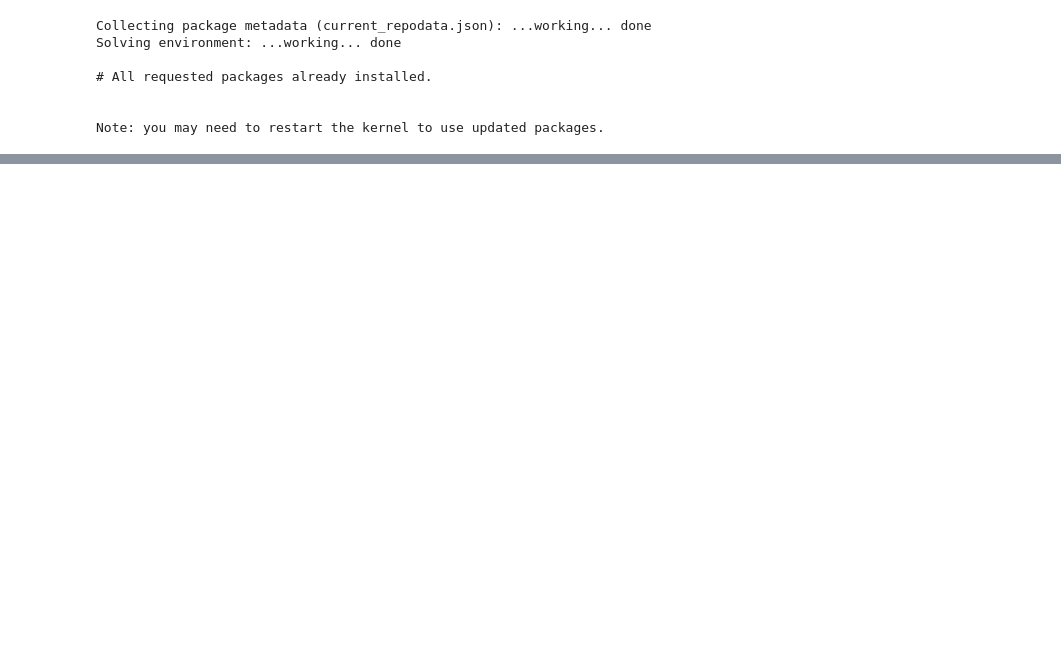
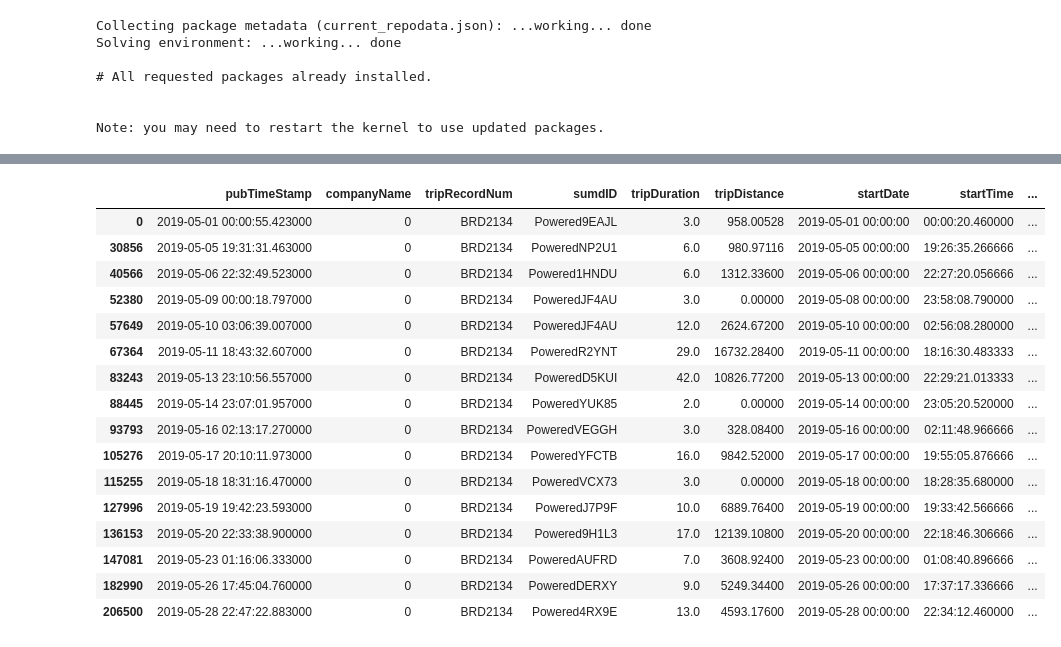
Before and after one commit to Rhunsilval/nashville_scooters_python, a Jupyter notebook: notebooks/Collab.ipynb, the cells around one changed output, grey strips where cells are left out. Drawn from its saved outputs; the diff is of its cells as text; code cells hidden in the pictures; blank space fills up the shorter version.

```diff
--- a/notebooks/Collab.ipynb
+++ b/notebooks/Collab.ipynb
@@ -106,0 +313,4 @@ may_1_700am.head(3)
+# %%
+julytrips = pd.read_csv('../data/july_trip.csv')
+junetrips = pd.read_csv('../data/june_trip.csv')
+maytrips = pd.read_csv('../data/may_trip.csv')
@@ -106,0 +344,8 @@ may_1_700am.head(3)
+# %%
+maytrips.companyName.unique()
+company_dict = {'Bird':0, 'Lyft': 1, 'Gotcha': 2, 'Lime': 3, 'SPIN': 4, 'JUMP': 5, 'Bolt Mobility': 6}
+# %%
+#Replace CompanyNames with the codes for all the 3 months
+maytrips.companyName = maytrips.companyName.replace(company_dict)
+junetrips.companyName = junetrips.companyName.replace(company_dict)
+julytrips.companyName = julytrips.companyName.replace(company_dict)
@@ -106,0 +361,20 @@ may_1_700am.head(3)
+# %%
+maytrips.loc[maytrips['tripRecordNum'] == 'BRD2134']
+# %% [output]
+|  | pubTimeStamp | companyName | tripRecordNum | sumdID | tripDuration | tripDistance | startDate | startTime | ... |
+| 0 | 2019-05-01 00:00:55.423000 | 0 | BRD2134 | Powered9EAJL | 3.0 | 958.00528 | 2019-05-01 00:00:00 | 00:00:20.460000 | ... |
+| 30856 | 2019-05-05 19:31:31.463000 | 0 | BRD2134 | PoweredNP2U1 | 6.0 | 980.97116 | 2019-05-05 00:00:00 | 19:26:35.266666 | ... |
+| 40566 | 2019-05-06 22:32:49.523000 | 0 | BRD2134 | Powered1HNDU | 6.0 | 1312.33600 | 2019-05-06 00:00:00 | 22:27:20.056666 | ... |
+| 52380 | 2019-05-09 00:00:18.797000 | 0 | BRD2134 | PoweredJF4AU | 3.0 | 0.00000 | 2019-05-08 00:00:00 | 23:58:08.790000 | ... |
+| 57649 | 2019-05-10 03:06:39.007000 | 0 | BRD2134 | PoweredJF4AU | 12.0 | 2624.67200 | 2019-05-10 00:00:00 | 02:56:08.280000 | ... |
+| 67364 | 2019-05-11 18:43:32.607000 | 0 | BRD2134 | PoweredR2YNT | 29.0 | 16732.28400 | 2019-05-11 00:00:00 | 18:16:30.483333 | ... |
+| 83243 | 2019-05-13 23:10:56.557000 | 0 | BRD2134 | PoweredD5KUI | 42.0 | 10826.77200 | 2019-05-13 00:00:00 | 22:29:21.013333 | ... |
+| 88445 | 2019-05-14 23:07:01.957000 | 0 | BRD2134 | PoweredYUK85 | 2.0 | 0.00000 | 2019-05-14 00:00:00 | 23:05:20.520000 | ... |
+| 93793 | 2019-05-16 02:13:17.270000 | 0 | BRD2134 | PoweredVEGGH | 3.0 | 328.08400 | 2019-05-16 00:00:00 | 02:11:48.966666 | ... |
+| 105276 | 2019-05-17 20:10:11.973000 | 0 | BRD2134 | PoweredYFCTB | 16.0 | 9842.52000 | 2019-05-17 00:00:00 | 19:55:05.876666 | ... |
+| 115255 | 2019-05-18 18:31:16.470000 | 0 | BRD2134 | PoweredVCX73 | 3.0 | 0.00000 | 2019-05-18 00:00:00 | 18:28:35.680000 | ... |
+| 127996 | 2019-05-19 19:42:23.593000 | 0 | BRD2134 | PoweredJ7P9F | 10.0 | 6889.76400 | 2019-05-19 00:00:00 | 19:33:42.566666 | ... |
+| 136153 | 2019-05-20 22:33:38.900000 | 0 | BRD2134 | Powered9H1L3 | 17.0 | 12139.10800 | 2019-05-20 00:00:00 | 22:18:46.306666 | ... |
+| 147081 | 2019-05-23 01:16:06.333000 | 0 | BRD2134 | PoweredAUFRD | 7.0 | 3608.92400 | 2019-05-23 00:00:00 | 01:08:40.896666 | ... |
+| 182990 | 2019-05-26 17:45:04.760000 | 0 | BRD2134 | PoweredDERXY | 9.0 | 5249.34400 | 2019-05-26 00:00:00 | 17:37:17.336666 | ... |
+| 206500 | 2019-05-28 22:47:22.883000 | 0 | BRD2134 | Powered4RX9E | 13.0 | 4593.17600 | 2019-05-28 00:00:00 | 22:34:12.460000 | ... |
```
Also changed, not shown: parts of 46 cells of this notebook, 4 other files.
